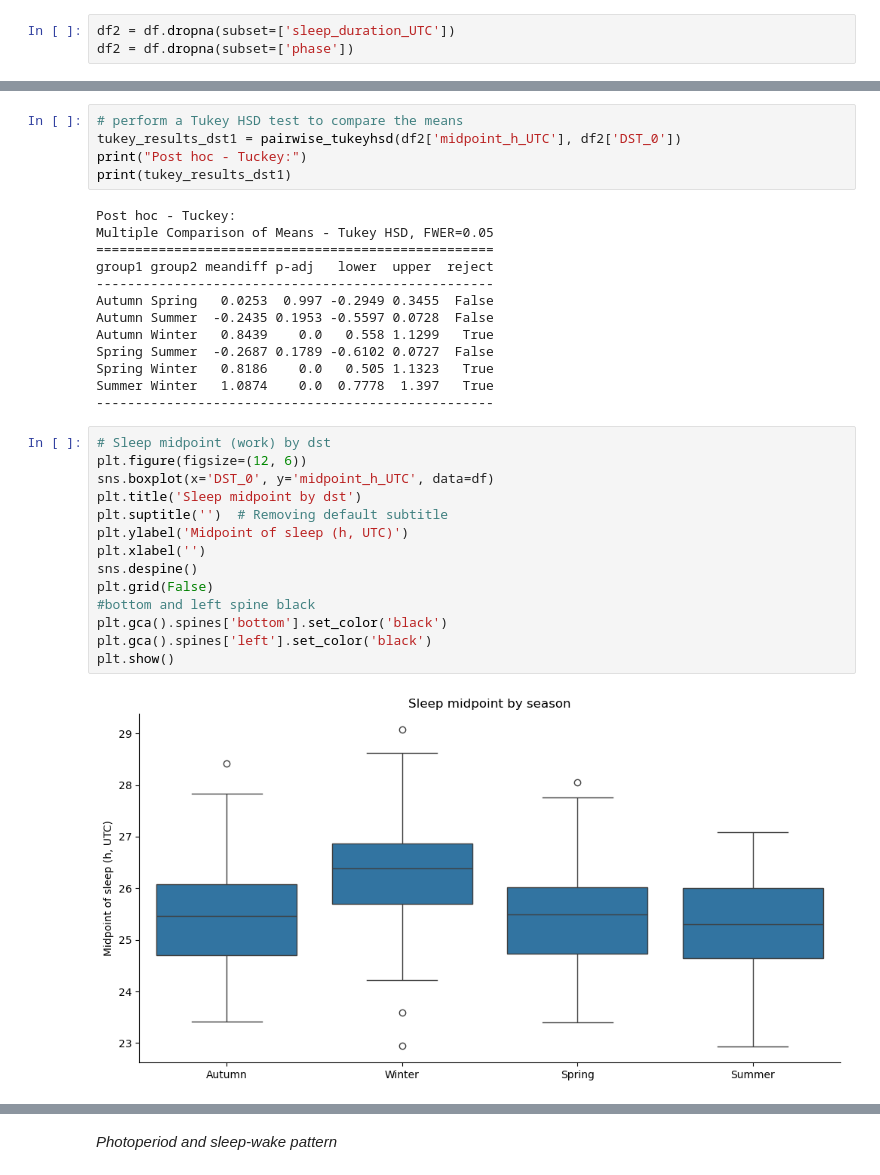
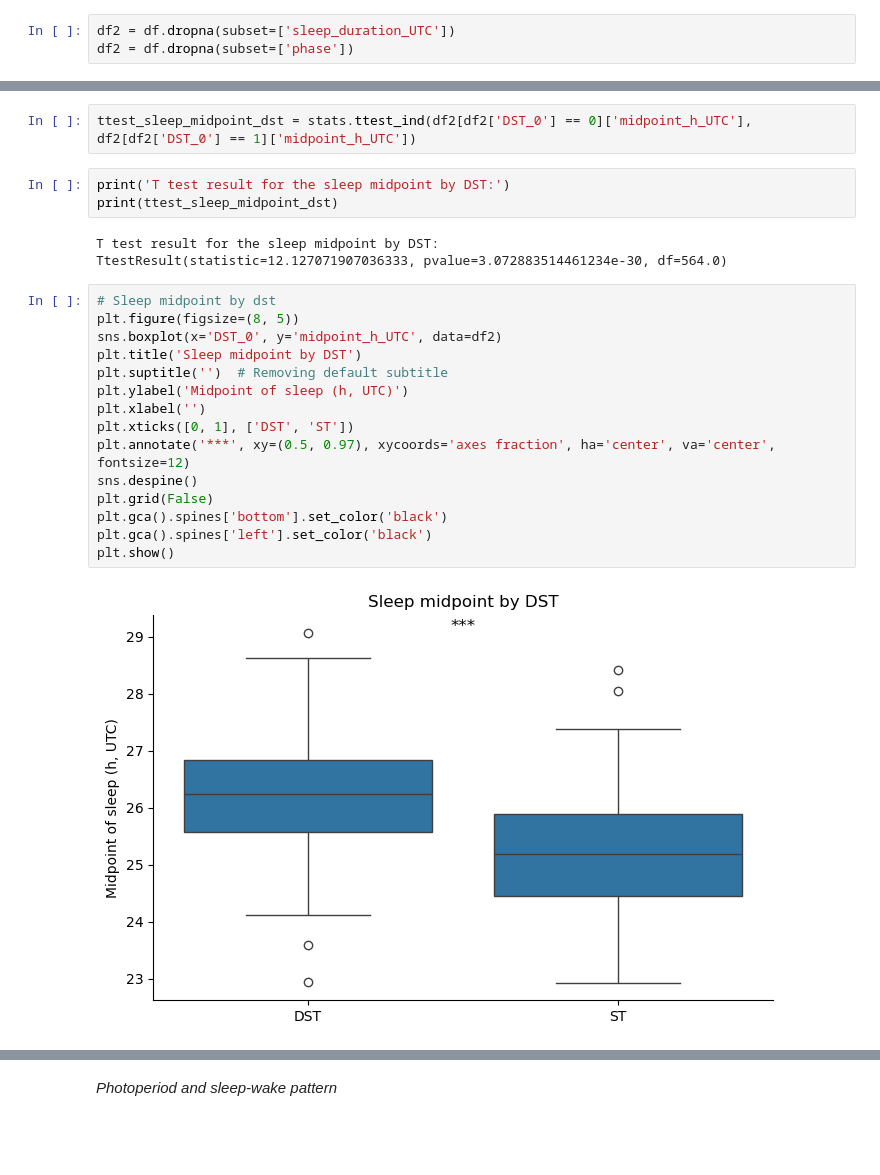
Before and after one commit to Gianluca-cnd/Case_report_uk_VS_ita, a Jupyter notebook: jetlag_UTC.ipynb, the cells around one changed output, grey strips where cells are left out. Saved outputs shown, nothing was run; the diff lists cells and outputs as text; blank space fills up the shorter version.

```diff
--- a/jetlag_UTC.ipynb
+++ b/jetlag_UTC.ipynb
@@ -541,35 +537,26 @@ Residual      574.673859  562.0            NaN           NaN
-# %%
-# perform a Tukey HSD test to compare the means
-tukey_results_dst1 = pairwise_tukeyhsd(df2['midpoint_h_UTC'], df2['DST_0'])
-print("Post hoc - Tuckey:")
-print(tukey_results_dst1)
-# %% [output]
-Post hoc - Tuckey:
-Multiple Comparison of Means - Tukey HSD, FWER=0.05
-===================================================
-group1 group2 meandiff p-adj   lower  upper  reject
----------------------------------------------------
-Autumn Spring   0.0253  0.997 -0.2949 0.3455  False
-Autumn Summer  -0.2435 0.1953 -0.5597 0.0728  False
-Autumn Winter   0.8439    0.0   0.558 1.1299   True
-Spring Summer  -0.2687 0.1789 -0.6102 0.0727  False
-Spring Winter   0.8186    0.0   0.505 1.1323   True
-Summer Winter   1.0874    0.0  0.7778  1.397   True
----------------------------------------------------
+# %%
+ttest_sleep_midpoint_dst = stats.ttest_ind(df2[df2['DST_0'] == 0]['midpoint_h_UTC'], df2[df2['DST_0'] == 1]['midpoint_h_UTC'])
+# %%
+print('T test result for the sleep midpoint by DST:')
+print(ttest_sleep_midpoint_dst)
+# %% [output]
+T test result for the sleep midpoint by DST:
+TtestResult(statistic=12.127071907036333, pvalue=3.072883514461234e-30, df=564.0)
 # %%
-# Sleep midpoint (work) by dst
-plt.figure(figsize=(12, 6))
-sns.boxplot(x='DST_0', y='midpoint_h_UTC', data=df)
-plt.title('Sleep midpoint by dst')
+# Sleep midpoint by dst
+plt.figure(figsize=(8, 5))
+sns.boxplot(x='DST_0', y='midpoint_h_UTC', data=df2)
+plt.title('Sleep midpoint by DST')
 plt.suptitle('')  # Removing default subtitle
 plt.ylabel('Midpoint of sleep (h, UTC)')
 plt.xlabel('')
+plt.xticks([0, 1], ['DST', 'ST'])
+plt.annotate('***', xy=(0.5, 0.97), xycoords='axes fraction', ha='center', va='center', fontsize=12)
 sns.despine()
 plt.grid(False)
-#bottom and left spine black
 plt.gca().spines['bottom'].set_color('black')
 plt.gca().spines['left'].set_color('black')
 plt.show()
 # %% [output]
-[figure, old version]
+[figure, new version]
 # %%
```
Also changed, not shown: parts of 43 cells of this notebook.
